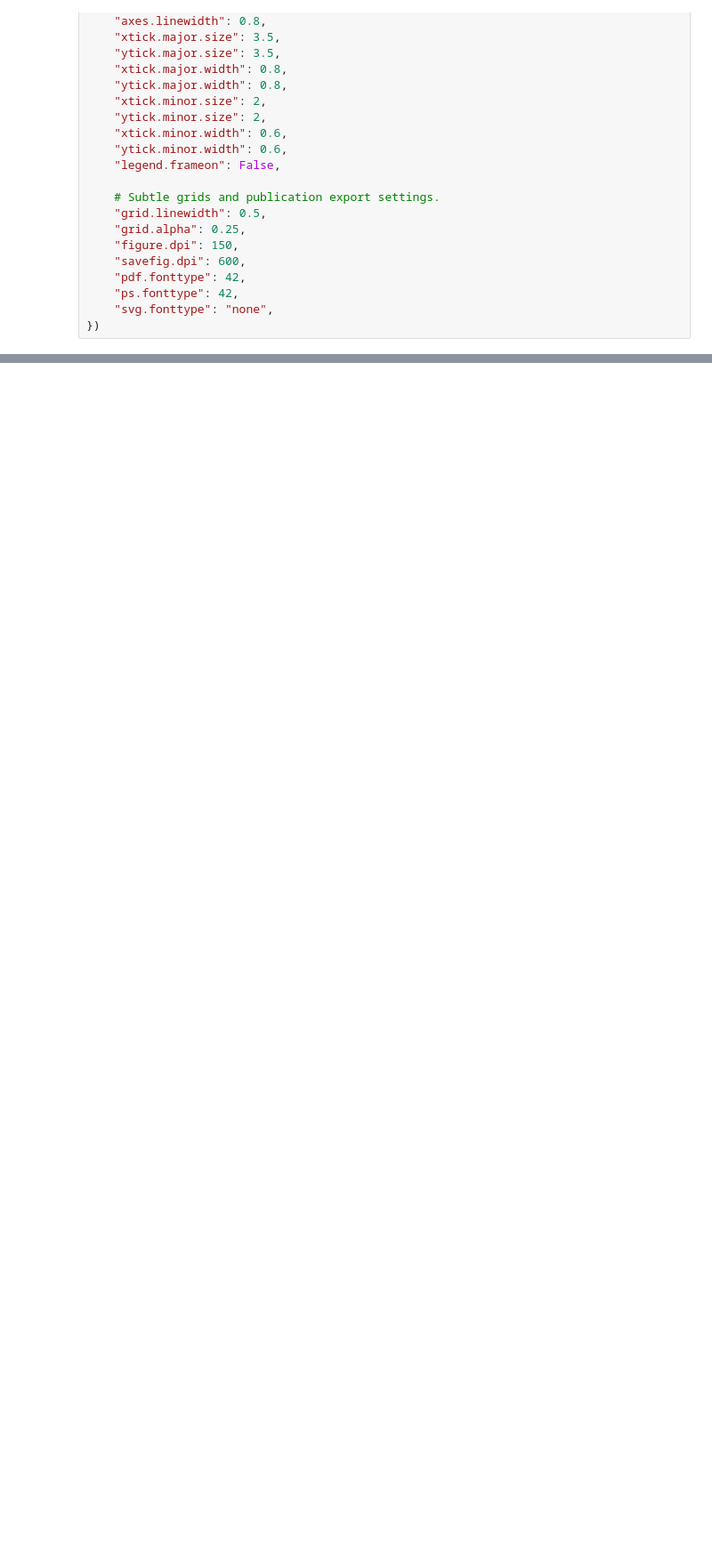
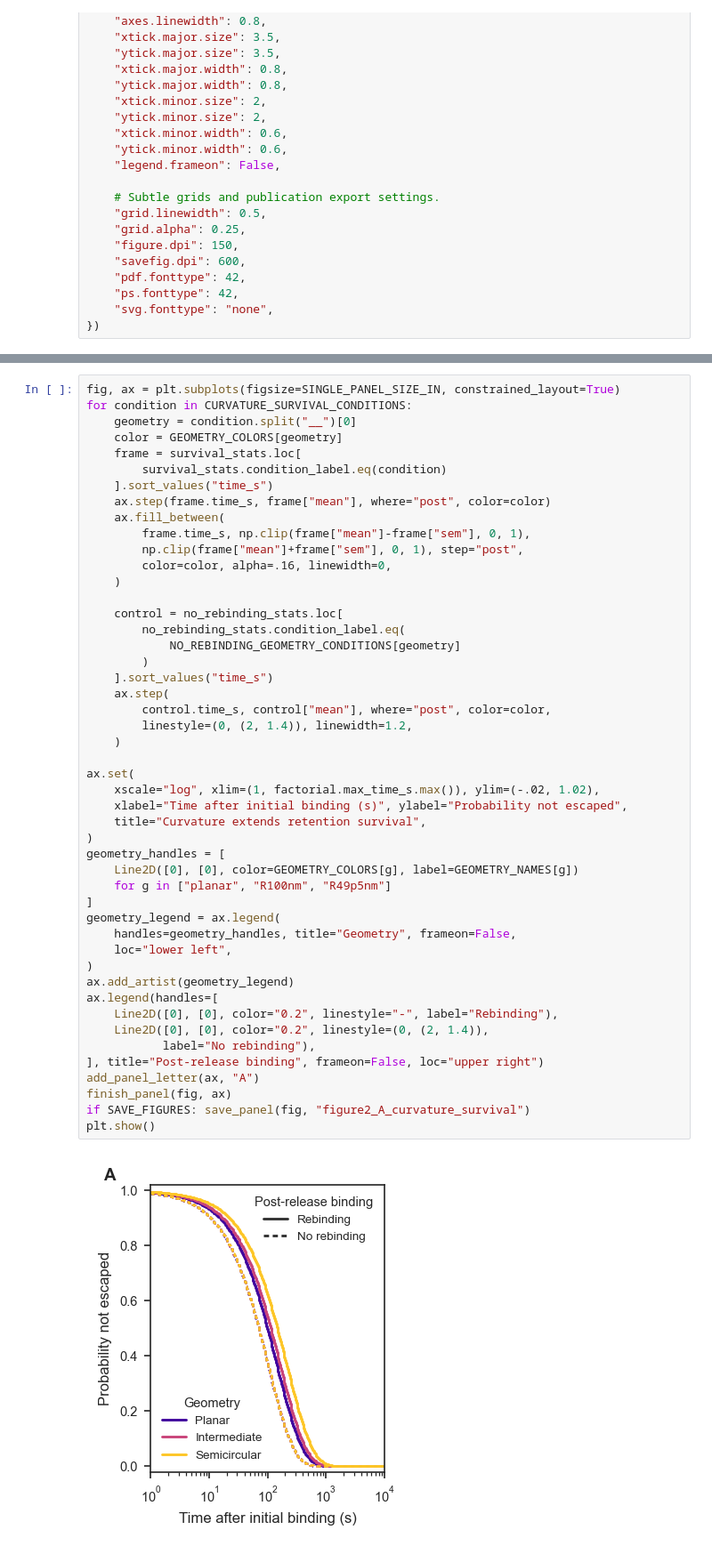
Before and after one commit to ryanneff1/SensorModeling, a Jupyter notebook: analysis_tools/analyze_manuscript_figure2_rebinding_affinity.ipynb, the cells around one changed output, grey strips where cells are left out. Shown at 89% size. Drawn from its saved outputs; the diff is of its cells as text; blank space fills up the shorter version.

```diff
--- a/analysis_tools/analyze_manuscript_figure2_rebinding_affinity.ipynb
+++ b/analysis_tools/analyze_manuscript_figure2_rebinding_affinity.ipynb
@@ -485,0 +331,50 @@ if SAVE_FIGURES:
+# %%
+fig, ax = plt.subplots(figsize=SINGLE_PANEL_SIZE_IN, constrained_layout=True)
+for condition in CURVATURE_SURVIVAL_CONDITIONS:
+    geometry = condition.split("__")[0]
+    color = GEOMETRY_COLORS[geometry]
+    frame = survival_stats.loc[
+        survival_stats.condition_label.eq(condition)
+    ].sort_values("time_s")
+    ax.step(frame.time_s, frame["mean"], where="post", color=color)
+    ax.fill_between(
+        frame.time_s, np.clip(frame["mean"]-frame["sem"], 0, 1),
+        np.clip(frame["mean"]+frame["sem"], 0, 1), step="post",
+        color=color, alpha=.16, linewidth=0,
+    )
+
+    control = no_rebinding_stats.loc[
+        no_rebinding_stats.condition_label.eq(
+            NO_REBINDING_GEOMETRY_CONDITIONS[geometry]
+        )
+    ].sort_values("time_s")
+    ax.step(
+        control.time_s, control["mean"], where="post", color=color,
+        linestyle=(0, (2, 1.4)), linewidth=1.2,
+    )
+
+ax.set(
+    xscale="log", xlim=(1, factorial.max_time_s.max()), ylim=(-.02, 1.02),
+    xlabel="Time after initial binding (s)", ylabel="Probability not escaped",
+    title="Curvature extends retention survival",
+)
+geometry_handles = [
+    Line2D([0], [0], color=GEOMETRY_COLORS[g], label=GEOMETRY_NAMES[g])
+    for g in ["planar", "R100nm", "R49p5nm"]
+]
+geometry_legend = ax.legend(
+    handles=geometry_handles, title="Geometry", frameon=False,
+    loc="lower left",
+)
+ax.add_artist(geometry_legend)
+ax.legend(handles=[
+    Line2D([0], [0], color="0.2", linestyle="-", label="Rebinding"),
+    Line2D([0], [0], color="0.2", linestyle=(0, (2, 1.4)),
+           label="No rebinding"),
+], title="Post-release binding", frameon=False, loc="upper right")
+add_panel_letter(ax, "A")
+finish_panel(fig, ax)
+if SAVE_FIGURES: save_panel(fig, "figure2_A_curvature_survival")
+plt.show()
+# %% [output]
+[figure, added]
```
Also changed, not shown: parts of 58 cells of this notebook, 17 other files.
